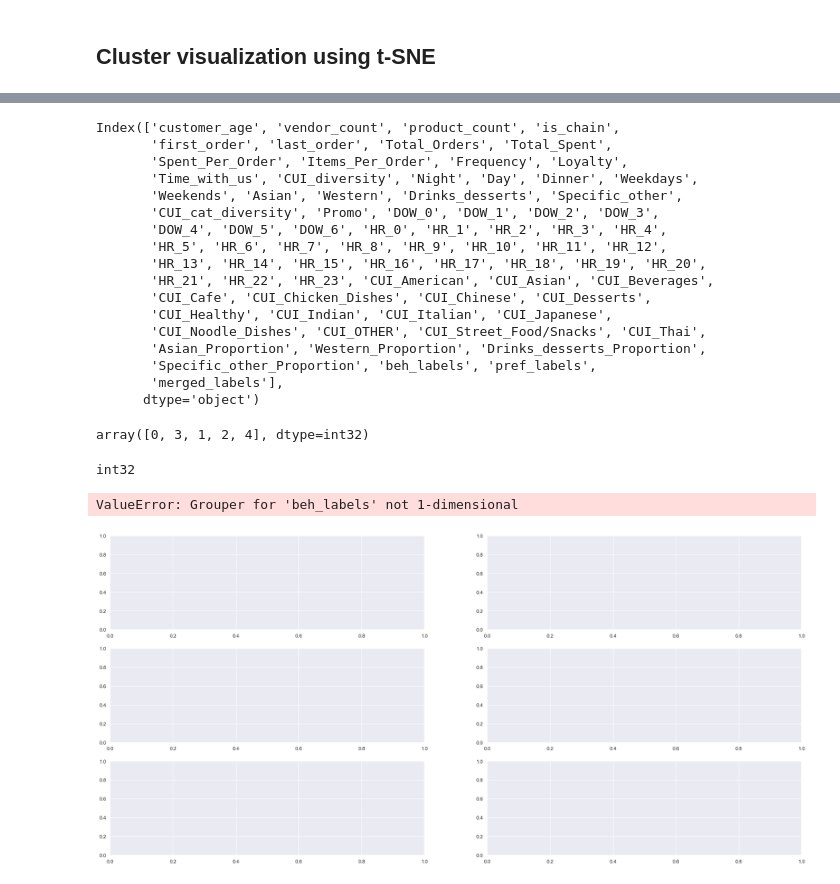
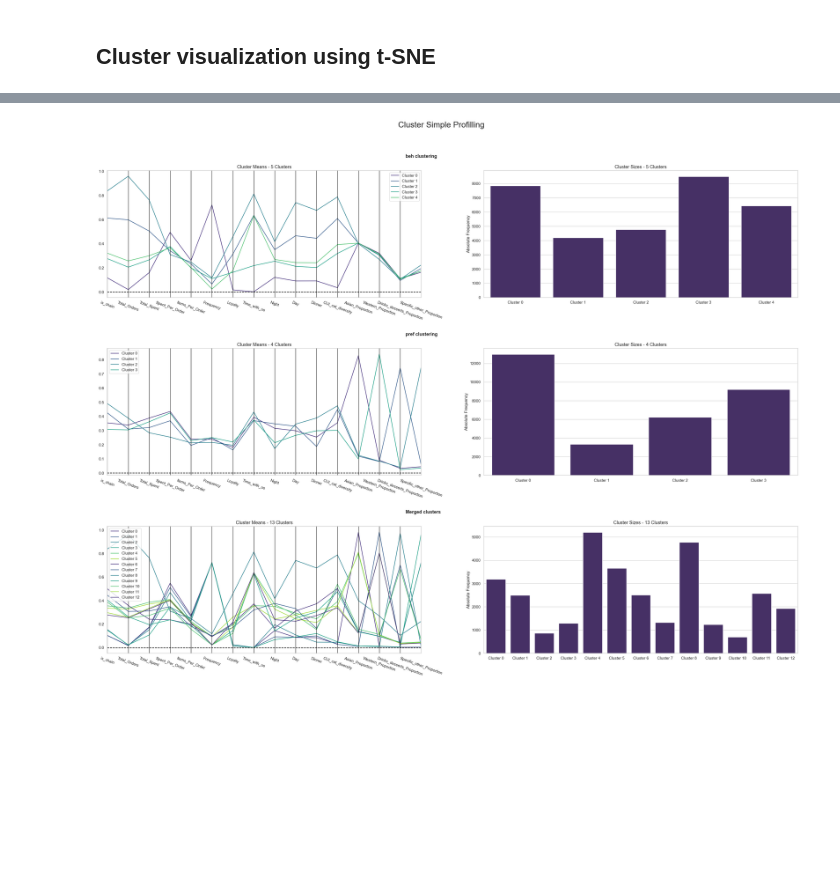
Before and after one commit to merkury00/DataMiningProject2425, a Jupyter notebook: CLUSTERING.ipynb, the cells around one changed output, grey strips where cells are left out. Drawn from its saved outputs; the diff is of its cells as text; code cells hidden in the pictures; blank space fills up the shorter version.

```diff
--- a/CLUSTERING.ipynb
+++ b/CLUSTERING.ipynb
@@ -855,0 +924,16 @@ df['merged_labels'].nunique()
+# %%
+# Define the mapping for merging clusters
+cluster_mapping = {
+    12: 20, 13: 20, 14: 20, 15: 20,  # Merge clusters 12 to 15 into 15
+    4: 8,  # Merge 4 into 8
+    5: 10,  # Merge 5 into 10
+    6: 11,  # Merge 6 into 11
+    7: 9   # Merge 7 into 9
+}
+
+# Apply the mapping to the 'merged_labels' column
+df['merged_labels'] = df['merged_labels'].replace(cluster_mapping)
+# %%
+# reorder the merged_labels from 1 to n
+label_mapping = {label: i for i, label in enumerate(df['merged_labels'].unique())}
+df['merged_labels'] = df['merged_labels'].map(label_mapping)
@@ -884,3 +981,12 @@ df_to_visualize = df[[  'Total_Orders', 'Frequency', 'Time_with_us', 'Asian_Prop
+# %%
+# define features to use for t-SNE visualization (only the metric scaled ones)
+features_to_vis = ['is_chain', 'Total_Orders', 'Total_Spent', 'Spent_Per_Order',
+       'Items_Per_Order', 'Frequency', 'Loyalty', 'Time_with_us', 'Night',
+       'Day', 'Dinner', 'CUI_cat_diversity','Asian_Proportion',
+       'Western_Proportion', 'Drinks_desserts_Proportion',
+       'Specific_other_Proportion']
+
+df_to_vis = df[features_to_vis]
 # %%
 from sklearn.manifold import TSNE
 # This is step can be quite time consuming
@@ -920,7 +1006,7 @@ def cluster_profiles(df, label_columns, figsize, compar_titles=None):
     if compar_titles == None:
         compar_titles = [""]*len(label_columns)
 
-    sns.set()
+    sns.set_style("whitegrid")
     fig, axes = plt.subplots(nrows=len(label_columns), ncols=2, figsize=figsize, squeeze=False)
     for ax, label, titl in zip(axes, label_columns, compar_titles):
         # Filtering df
@@ -933,8 +1019,8 @@ def cluster_profiles(df, label_columns, figsize, compar_titles=None):
         counts.columns = [label, "counts"]
 
         # Setting Data
-        pd.plotting.parallel_coordinates(centroids, label, color=sns.color_palette(), ax=ax[0])
-        sns.barplot(x=label, y="counts", data=counts, ax=ax[1])
+        pd.plotting.parallel_coordinates(centroids, label, color=sns.color_palette('viridis'), ax=ax[0])
+        sns.barplot(x=label, y="counts", data=counts, ax=ax[1], color='#44276e')
 
         #Setting Layout
         handles, _ = ax[0].get_legend_handles_labels()
@@ -957,41 +1041,12 @@ metric_features = df.select_dtypes(include=['number']).columns
-# %%
-metric_features
-# %% [output]
-Index(['customer_age', 'vendor_count', 'product_count', 'is_chain',
-       'first_order', 'last_order', 'Total_Orders', 'Total_Spent',
-       'Spent_Per_Order', 'Items_Per_Order', 'Frequency', 'Loyalty',
-       'Time_with_us', 'CUI_diversity', 'Night', 'Day', 'Dinner', 'Weekdays',
-       'Weekends', 'Asian', 'Western', 'Drinks_desserts', 'Specific_other',
-       'CUI_cat_diversity', 'Promo', 'DOW_0', 'DOW_1', 'DOW_2', 'DOW_3',
-       'DOW_4', 'DOW_5', 'DOW_6', 'HR_0', 'HR_1', 'HR_2', 'HR_3', 'HR_4',
-       'HR_5', 'HR_6', 'HR_7', 'HR_8', 'HR_9', 'HR_10', 'HR_11', 'HR_12',
-       'HR_13', 'HR_14', 'HR_15', 'HR_16', 'HR_17', 'HR_18', 'HR_19', 'HR_20',
-       'HR_21', 'HR_22', 'HR_23', 'CUI_American', 'CUI_Asian', 'CUI_Beverages',
-       'CUI_Cafe', 'CUI_Chicken_Dishes', 'CUI_Chinese', 'CUI_Desserts',
-       'CUI_Healthy', 'CUI_Indian', 'CUI_Italian', 'CUI_Japanese',
-       'CUI_Noodle_Dishes', 'CUI_OTHER', 'CUI_Street_Food/Snacks', 'CUI_Thai',
-       'Asian_Proportion', 'Western_Proportion', 'Drinks_desserts_Proportion',
-       'Specific_other_Proportion', 'beh_labels', 'pref_labels',
-       'merged_labels'],
-      dtype='object')
-# %%
-df['beh_labels'].unique()
-# %% [output]
-array([0, 3, 1, 2, 4], dtype=int32)
-# %%
-print(df['beh_labels'].dtype)
-# %% [output]
-int32
 # %%
 # Profilling each cluster (beh, pref, merged)
 cluster_profiles(
-    df = df[metric_features.to_list() + ['beh_labels', 'pref_labels', 'merged_labels']],
+    df = df[features_to_vis + ['beh_labels', 'pref_labels', 'merged_labels']],
     label_columns = ['beh_labels', 'pref_labels', 'merged_labels'],
-    figsize = (28, 13),
+    figsize = (35, 24),
     compar_titles = ["beh clustering", "pref clustering", "Merged clusters"]
 )
 # %% [output]
-ValueError: Grouper for 'beh_labels' not 1-dimensional
-[figure, old version]
+[figure, new version]
 # %%
 # We are essentially decomposing the R² into the R² for each variable
```
Also changed, not shown: parts of 27 cells of this notebook, 2 other files.
